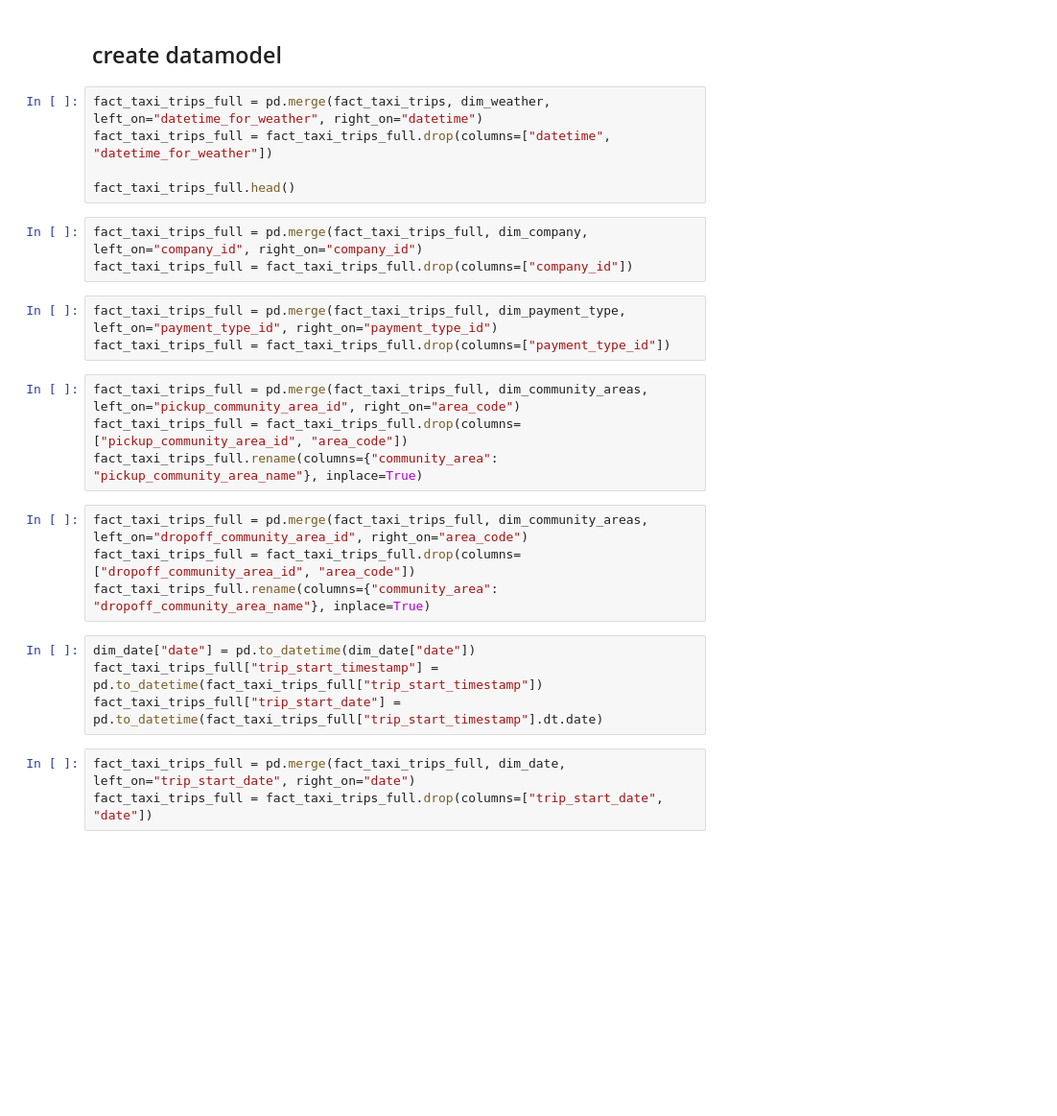
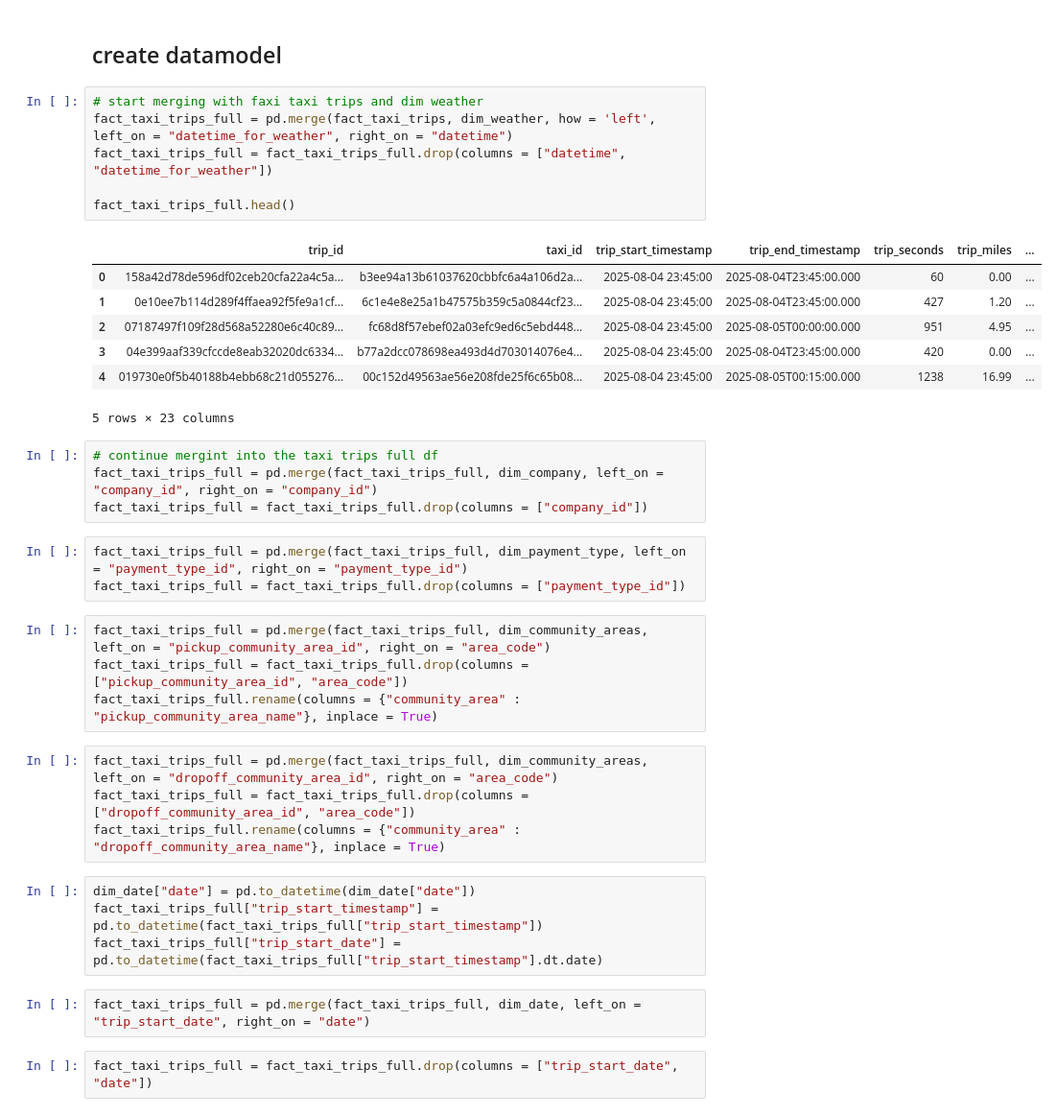
Before and after one commit to bogialmasi/CubixDE, a Jupyter notebook: notebooks/08_create_datamodel.ipynb, the cells around one changed output. Shown at 96% size. Drawn from its saved outputs; the diff is of its cells as text; blank space fills up the shorter version.

```diff
--- a/notebooks/08_create_datamodel.ipynb
+++ b/notebooks/08_create_datamodel.ipynb
@@ -99,28 +135,39 @@ dim_weather.info()
 # %% [markdown]
 ## create datamodel
 # %%
-fact_taxi_trips_full = pd.merge(fact_taxi_trips, dim_weather, left_on="datetime_for_weather", right_on="datetime")
-fact_taxi_trips_full = fact_taxi_trips_full.drop(columns=["datetime", "datetime_for_weather"])
+# start merging with faxi taxi trips and dim weather
+fact_taxi_trips_full = pd.merge(fact_taxi_trips, dim_weather, how = 'left', left_on = "datetime_for_weather", right_on = "datetime")
+fact_taxi_trips_full = fact_taxi_trips_full.drop(columns = ["datetime", "datetime_for_weather"])
 
 fact_taxi_trips_full.head()
+# %% [output]
+|  | trip_id | taxi_id | trip_start_timestamp | trip_end_timestamp | trip_seconds | trip_miles | ... |
+| 0 | 158a42d78de596df02ceb20cfa22a4c5a... | b3ee94a13b61037620cbbfc6a4a106d2a... | 2025-08-04 23:45:00 | 2025-08-04T23:45:00.000 | 60 | 0.00 | ... |
+| 1 | 0e10ee7b114d289f4ffaea92f5fe9a1cf... | 6c1e4e8e25a1b47575b359c5a0844cf23... | 2025-08-04 23:45:00 | 2025-08-04T23:45:00.000 | 427 | 1.20 | ... |
+| 2 | 07187497f109f28d568a52280e6c40c89... | fc68d8f57ebef02a03efc9ed6c5ebd448... | 2025-08-04 23:45:00 | 2025-08-05T00:00:00.000 | 951 | 4.95 | ... |
+| 3 | 04e399aaf339cfccde8eab32020dc6334... | b77a2dcc078698ea493d4d703014076e4... | 2025-08-04 23:45:00 | 2025-08-04T23:45:00.000 | 420 | 0.00 | ... |
+| 4 | 019730e0f5b40188b4ebb68c21d055276... | 00c152d49563ae56e208fde25f6c65b08... | 2025-08-04 23:45:00 | 2025-08-05T00:15:00.000 | 1238 | 16.99 | ... |
+5 rows × 23 columns
 # %%
-fact_taxi_trips_full = pd.merge(fact_taxi_trips_full, dim_company, left_on="company_id", right_on="company_id")
-fact_taxi_trips_full = fact_taxi_trips_full.drop(columns=["company_id"])
+# continue mergint into the taxi trips full df
+fact_taxi_trips_full = pd.merge(fact_taxi_trips_full, dim_company, left_on = "company_id", right_on = "company_id")
+fact_taxi_trips_full = fact_taxi_trips_full.drop(columns = ["company_id"])
 # %%
-fact_taxi_trips_full = pd.merge(fact_taxi_trips_full, dim_payment_type, left_on="payment_type_id", right_on="payment_type_id")
-fact_taxi_trips_full = fact_taxi_trips_full.drop(columns=["payment_type_id"])
+fact_taxi_trips_full = pd.merge(fact_taxi_trips_full, dim_payment_type, left_on = "payment_type_id", right_on = "payment_type_id")
+fact_taxi_trips_full = fact_taxi_trips_full.drop(columns = ["payment_type_id"])
 # %%
-fact_taxi_trips_full = pd.merge(fact_taxi_trips_full, dim_community_areas, left_on="pickup_community_area_id", right_on="area_code")
-fact_taxi_trips_full = fact_taxi_trips_full.drop(columns=["pickup_community_area_id", "area_code"])
-fact_taxi_trips_full.rename(columns={"community_area": "pickup_community_area_name"}, inplace=True)
+fact_taxi_trips_full = pd.merge(fact_taxi_trips_full, dim_community_areas, left_on = "pickup_community_area_id", right_on = "area_code")
+fact_taxi_trips_full = fact_taxi_trips_full.drop(columns = ["pickup_community_area_id", "area_code"])
+fact_taxi_trips_full.rename(columns = {"community_area" : "pickup_community_area_name"}, inplace = True)
 # %%
-fact_taxi_trips_full = pd.merge(fact_taxi_trips_full, dim_community_areas, left_on="dropoff_community_area_id", right_on="area_code")
-fact_taxi_trips_full = fact_taxi_trips_full.drop(columns=["dropoff_community_area_id", "area_code"])
-fact_taxi_trips_full.rename(columns={"community_area": "dropoff_community_area_name"}, inplace=True)
+fact_taxi_trips_full = pd.merge(fact_taxi_trips_full, dim_community_areas, left_on = "dropoff_community_area_id", right_on = "area_code")
+fact_taxi_trips_full = fact_taxi_trips_full.drop(columns = ["dropoff_community_area_id", "area_code"])
+fact_taxi_trips_full.rename(columns = {"community_area" : "dropoff_community_area_name"}, inplace = True)
 # %%
 dim_date["date"] = pd.to_datetime(dim_date["date"])
 fact_taxi_trips_full["trip_start_timestamp"] = pd.to_datetime(fact_taxi_trips_full["trip_start_timestamp"])
 fact_taxi_trips_full["trip_start_date"] = pd.to_datetime(fact_taxi_trips_full["trip_start_timestamp"].dt.date)
+# %%
+fact_taxi_trips_full = pd.merge(fact_taxi_trips_full, dim_date, left_on = "trip_start_date", right_on = "date")
 # %%
-fact_taxi_trips_full = pd.merge(fact_taxi_trips_full, dim_date, left_on="trip_start_date", right_on="date")
-fact_taxi_trips_full = fact_taxi_trips_full.drop(columns=["trip_start_date", "date"])
+fact_taxi_trips_full = fact_taxi_trips_full.drop(columns = ["trip_start_date", "date"])
```
Also changed, not shown: parts of 11 cells of this notebook.
